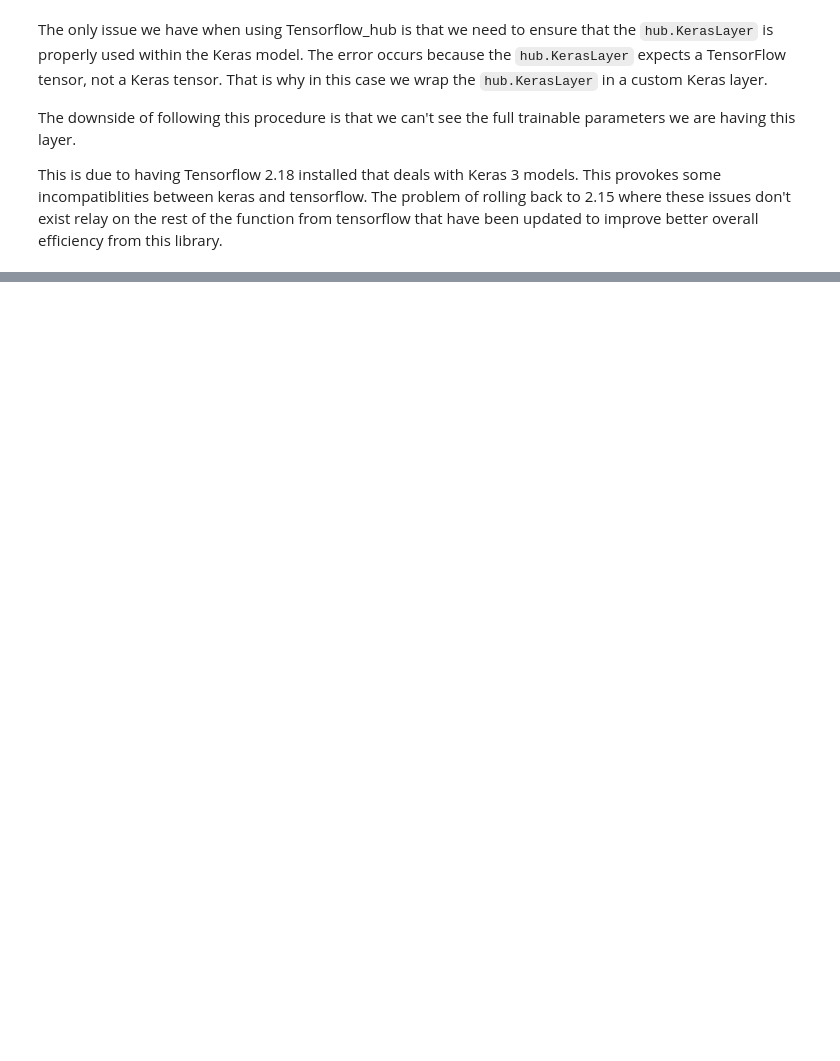
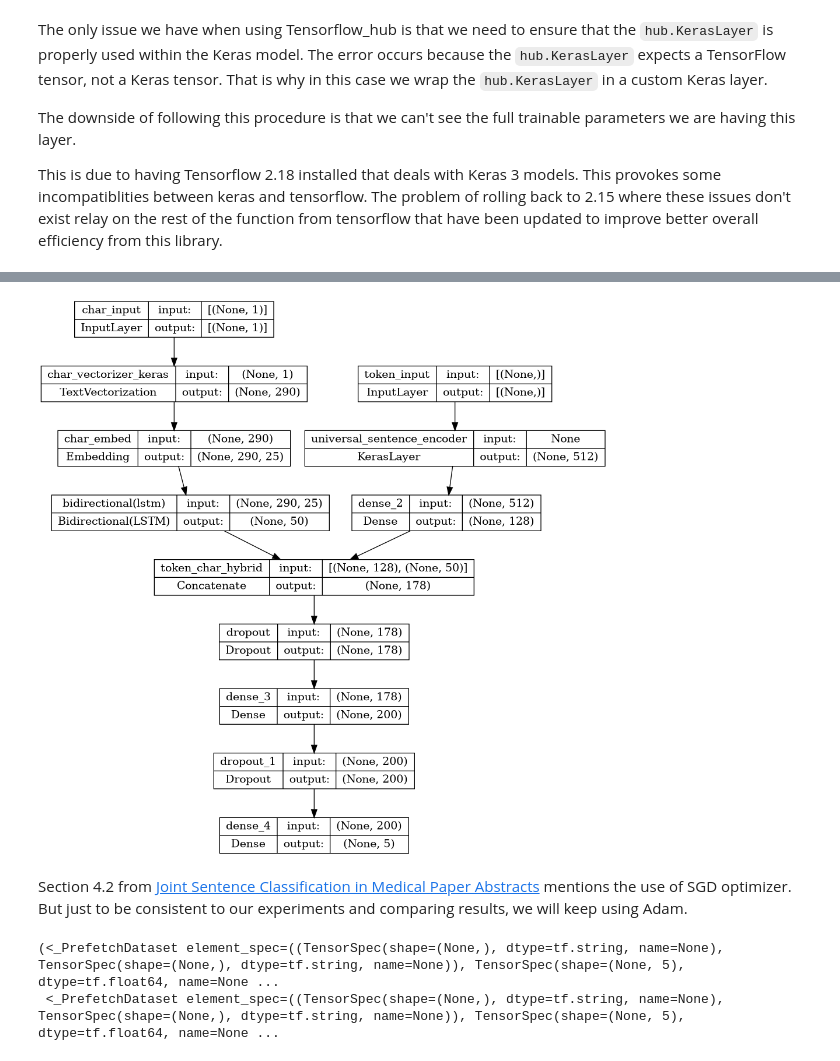
Before and after one commit to davalpez/MyKaggle, a Jupyter notebook: Tensorflow basics/NLP-Project-Simplify.ipynb, the cells around one changed output, grey strips where cells are left out. Drawn from its saved outputs; the diff is of its cells as text; code cells hidden in the pictures; blank space fills up the shorter version.

```diff
--- a/Tensorflow basics/NLP-Project-Simplify.ipynb
+++ b/Tensorflow basics/NLP-Project-Simplify.ipynb
@@ -1009,0 +1377,14 @@ TypeError: in user code:
+# %%
+# Set random seed for weight initialization.
+keras.utils.set_random_seed(10)
+
+# Setup char inputs/model
+char_inputs = layers.Input(shape=(1,), dtype="string", name="char_input")
+char_vectors = char_vectorizer_keras(char_inputs)
+char_embeddings = Char_embedding_layer_keras(char_vectors)
+char_bi_lstm = layers.Bidirectional(layers.LSTM(25))(char_embeddings)  # bi-LSTM shown in Figure 1 of https://arxiv.org/pdf/1612.05251.pdf
+char_model = keras.Model(inputs=char_inputs, outputs=char_bi_lstm)
+# %%
+# 3. Concatenate token and char inputs (create hybrid token embedding)
+token_char_concat = layers.Concatenate(name="token_char_hybrid")([token_model.output,
+                                                                  char_model.output])
@@ -1009,0 +1393,11 @@ TypeError: in user code:
+# %%
+# 4. Create output layers - addition of dropout discussed in 4.2 of https://arxiv.org/pdf/1612.05251.pdf
+combined_dropout = layers.Dropout(0.5)(token_char_concat)
+combined_dense = layers.Dense(200, activation="relu")(combined_dropout) # slightly different to Figure 1 due to different shapes of token/char embedding layers
+final_dropout = layers.Dropout(0.5)(combined_dense)
+output_layer = layers.Dense(num_classes, activation="softmax")(final_dropout)
+# %%
+# 5. Construct model with char and token inputs
+model_5 = keras.Model(inputs=[token_model.input, char_model.input],
+                         outputs=output_layer,
+                         name="model_5_token_and_char_embeddings")
@@ -1009,0 +1426,8 @@ TypeError: in user code:
+# %%
+# Plot the token, char, positional embedding model
+from tf_keras.utils import plot_model
+plot_model(model_5, show_shapes=True, show_layer_names=True)
+# %% [output]
+[figure, added]
+# %% [markdown]
+Section 4.2 from [Joint Sentence Classification in Medical Paper Abstracts](https://arxiv.org/pdf/1710.06071) mentions the use of SGD optimizer. But just to be consistent to our experiments and comparing results, we will keep using Adam.
@@ -1009,0 +1454,6 @@ TypeError: in user code:
+# %%
+# Check out training char and token embedding dataset
+train_char_token_dataset, val_char_token_dataset
+# %% [output]
+(<_PrefetchDataset element_spec=((TensorSpec(shape=(None,), dtype=tf.string, name=None), TensorSpec(shape=(None,), dtype=tf.string, name=None)), TensorSpec(shape=(None, 5), dtype=tf.float64, name=None ...
+ <_PrefetchDataset element_spec=((TensorSpec(shape=(None,), dtype=tf.string, name=None), TensorSpec(shape=(None,), dtype=tf.string, name=None)), TensorSpec(shape=(None, 5), dtype=tf.float64, name=None ...
```
Also changed, not shown: parts of 172 cells of this notebook, 4 other files.
